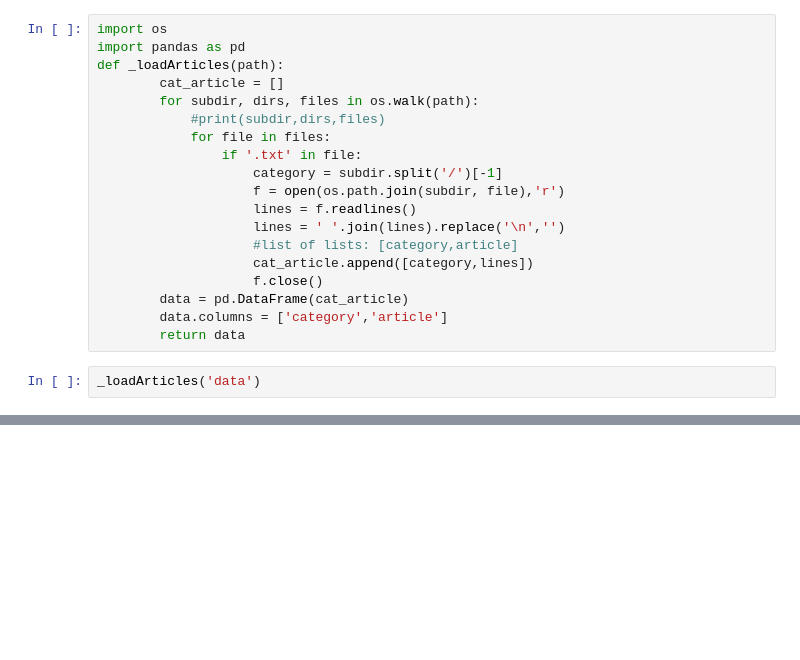
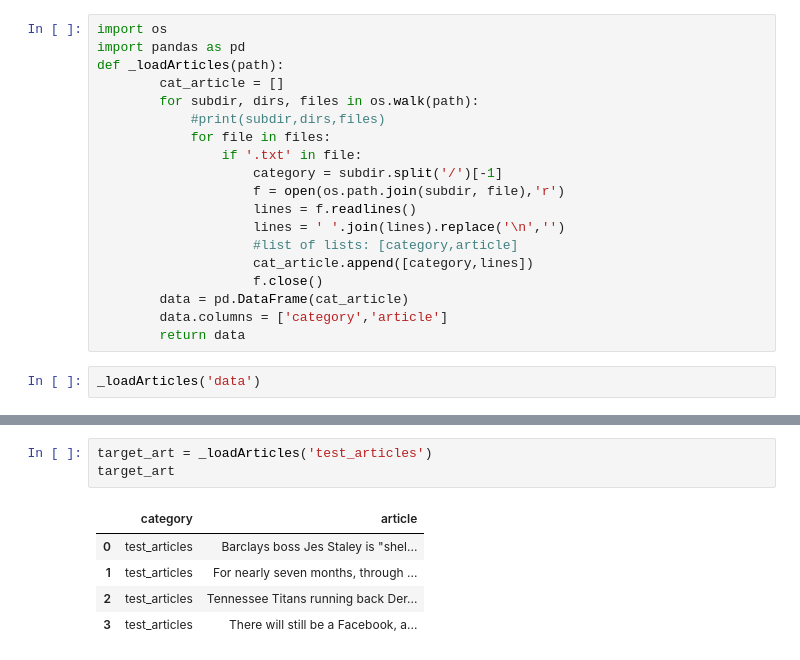
Before and after one commit to robretoarenal/ds_projects, a Jupyter notebook: nlp/articles/nlp_articles.ipynb, the cells around one changed output, grey strips where cells are left out. Saved outputs shown, nothing was run; the diff lists cells and outputs as text; blank space fills up the shorter version.

```diff
--- a/nlp/articles/nlp_articles.ipynb
+++ b/nlp/articles/nlp_articles.ipynb
@@ -27,0 +38,9 @@ _loadArticles('data')
+# %%
+target_art = _loadArticles('test_articles')
+target_art
+# %% [output]
+|  | category | article |
+| 0 | test_articles | Barclays boss Jes Staley is "shel... |
+| 1 | test_articles | For nearly seven months, through ... |
+| 2 | test_articles | Tennessee Titans running back Der... |
+| 3 | test_articles | There will still be a Facebook, a... |
```
Also changed, not shown: parts of 22 cells of this notebook, 15 other files.
